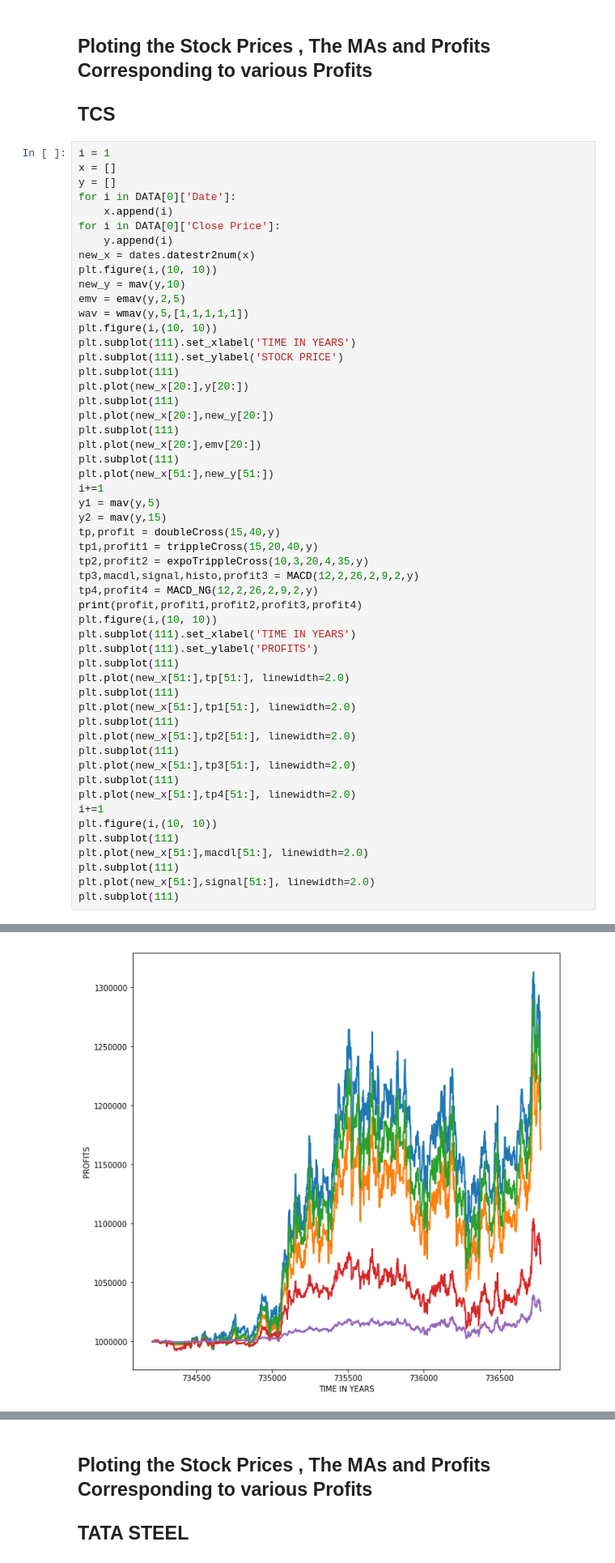
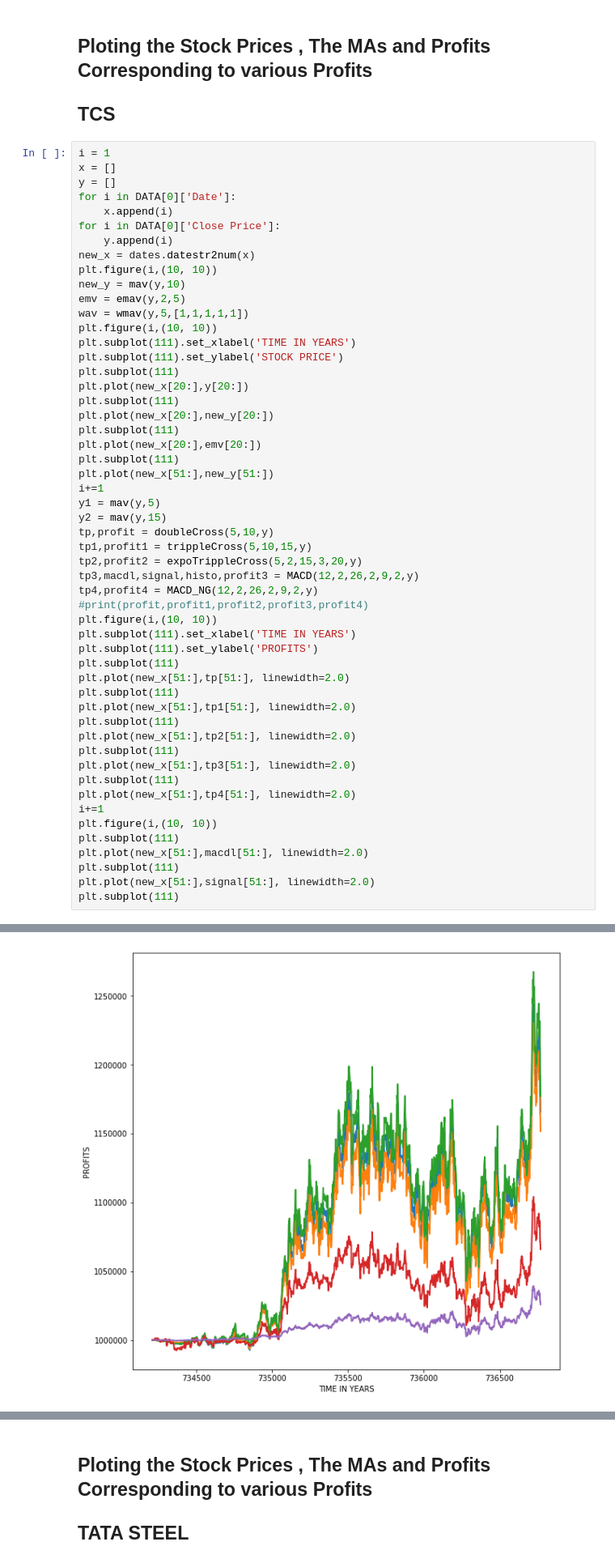
Before and after one commit to ed-word/NSE-HACKATHON, a Jupyter notebook: tradingAlgos.ipynb, the cells around one changed output, grey strips where cells are left out. Shown at 81% size. Saved outputs shown, nothing was run; the diff lists cells and outputs as text.

```diff
--- a/tradingAlgos.ipynb
+++ b/tradingAlgos.ipynb
@@ -218,12 +219,12 @@ plt.plot(new_x[51:],new_y[51:])
 i+=1
 y1 = mav(y,5)
 y2 = mav(y,15)
-tp,profit = doubleCross(15,40,y)
-tp1,profit1 = trippleCross(15,20,40,y)
-tp2,profit2 = expoTrippleCross(10,3,20,4,35,y)
+tp,profit = doubleCross(5,10,y)
+tp1,profit1 = trippleCross(5,10,15,y)
+tp2,profit2 = expoTrippleCross(5,2,15,3,20,y)
 tp3,macdl,signal,histo,profit3 = MACD(12,2,26,2,9,2,y)
 tp4,profit4 = MACD_NG(12,2,26,2,9,2,y)
-print(profit,profit1,profit2,profit3,profit4)
+#print(profit,profit1,profit2,profit3,profit4)
 plt.figure(i,(10, 10))
 plt.subplot(111).set_xlabel('TIME IN YEARS')
 plt.subplot(111).set_ylabel('PROFITS')
@@ -250,5 +250,5 @@ plt.subplot(111)
 [figure]
-[figure, old version]
+[figure, new version]
 [figure]
 # %% [markdown]
 ## Ploting the Stock Prices , The MAs and Profits Corresponding to various Profits
```
Also changed, not shown: parts of 19 cells of this notebook, 2 other files.
